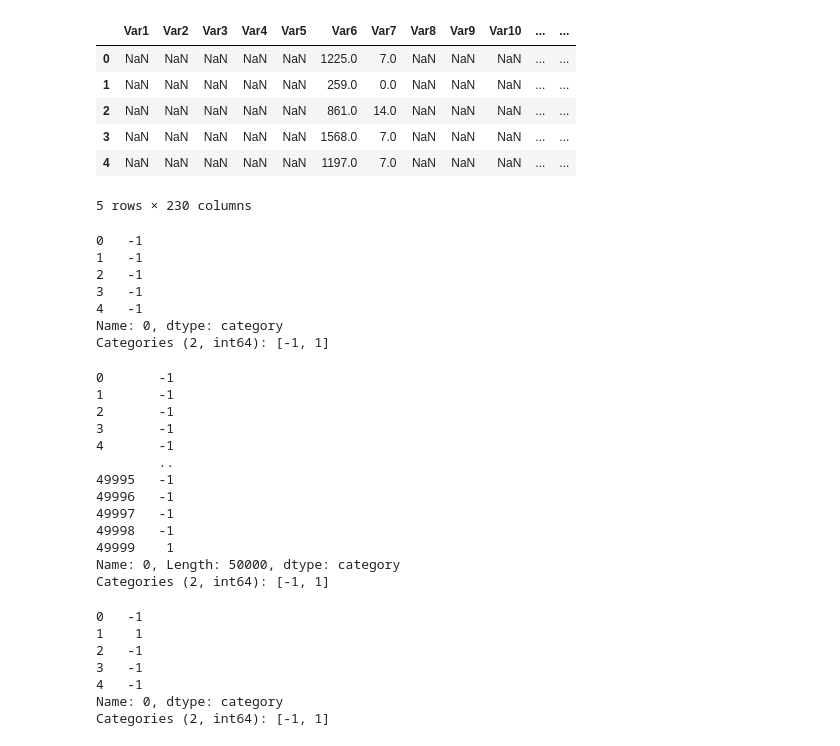
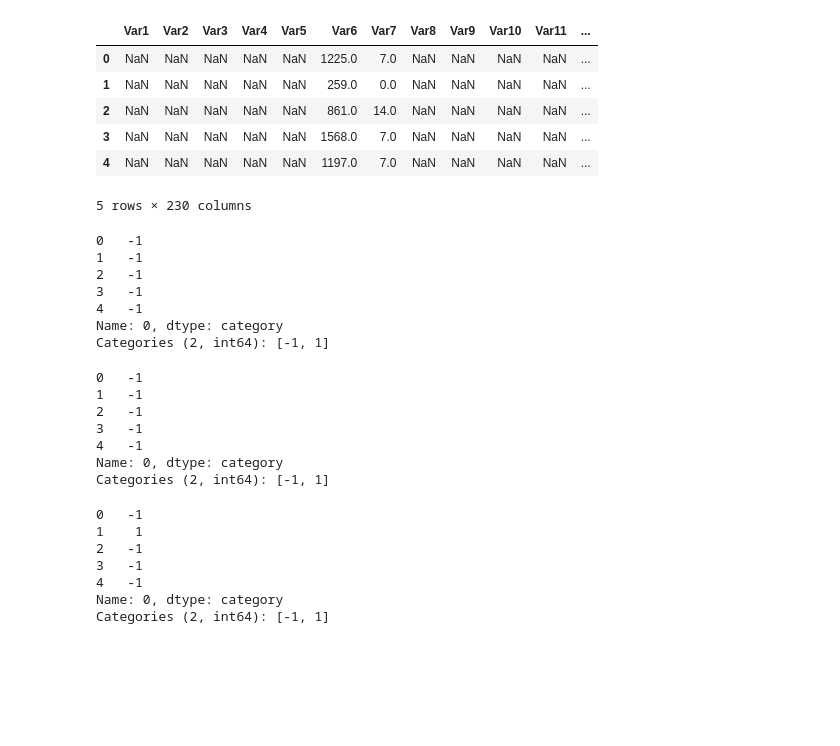
Before and after one commit to akshaypt7/customer_relationship_prediction, a Jupyter notebook: KDD_cup.ipynb, the cells around one changed output. Saved outputs shown, nothing was run; the diff lists cells and outputs as text; code cells hidden in the pictures; blank space fills up the shorter version.

```diff
--- a/KDD_cup.ipynb
+++ b/KDD_cup.ipynb
@@ -16,13 +25,13 @@ df_train.head()
 5 rows × 230 columns
 # %%
-test = pd.read_table('/home/akshay/Desktop/Univ.ai/ML2/Project/orange_small_test.data')
+test = pd.read_table('/content/drive/MyDrive/KDD_cup/orange_small_test.data')
 test.head()
 # %% [output]
-|  | Var1 | Var2 | Var3 | Var4 | Var5 | Var6 | Var7 | Var8 | Var9 | Var10 | ... | ... |
-| 0 | NaN | NaN | NaN | NaN | NaN | 1225.0 | 7.0 | NaN | NaN | NaN | ... | ... |
-| 1 | NaN | NaN | NaN | NaN | NaN | 259.0 | 0.0 | NaN | NaN | NaN | ... | ... |
-| 2 | NaN | NaN | NaN | NaN | NaN | 861.0 | 14.0 | NaN | NaN | NaN | ... | ... |
-| 3 | NaN | NaN | NaN | NaN | NaN | 1568.0 | 7.0 | NaN | NaN | NaN | ... | ... |
-| 4 | NaN | NaN | NaN | NaN | NaN | 1197.0 | 7.0 | NaN | NaN | NaN | ... | ... |
+|  | Var1 | Var2 | Var3 | Var4 | Var5 | Var6 | Var7 | Var8 | Var9 | Var10 | Var11 | ... |
+| 0 | NaN | NaN | NaN | NaN | NaN | 1225.0 | 7.0 | NaN | NaN | NaN | NaN | ... |
+| 1 | NaN | NaN | NaN | NaN | NaN | 259.0 | 0.0 | NaN | NaN | NaN | NaN | ... |
+| 2 | NaN | NaN | NaN | NaN | NaN | 861.0 | 14.0 | NaN | NaN | NaN | NaN | ... |
+| 3 | NaN | NaN | NaN | NaN | NaN | 1568.0 | 7.0 | NaN | NaN | NaN | NaN | ... |
+| 4 | NaN | NaN | NaN | NaN | NaN | 1197.0 | 7.0 | NaN | NaN | NaN | NaN | ... |
 5 rows × 230 columns
 # %%
@@ -37,20 +46,14 @@ appetency.head()
 Name: 0, dtype: category
 Categories (2, int64): [-1, 1]
 # %%
-upselling= pd.read_table('/home/akshay/Desktop/Univ.ai/ML2/Project/orange_small_train_upselling.labels', header = None).loc[:, 0].astype('category')
+upselling= pd.read_table('/content/drive/MyDrive/KDD_cup/orange_small_train_upselling.labels', header = None).loc[:, 0].astype('category')
 upselling.head()
 # %% [output]
-0       -1
-1       -1
-2       -1
-3       -1
-4       -1
-        ..
-49995   -1
-49996   -1
-49997   -1
-49998   -1
-49999    1
-Name: 0, Length: 50000, dtype: category
+0   -1
+1   -1
+2   -1
+3   -1
+4   -1
+Name: 0, dtype: category
 Categories (2, int64): [-1, 1]
 # %%
```
Also changed, not shown: parts of 18 cells of this notebook.
